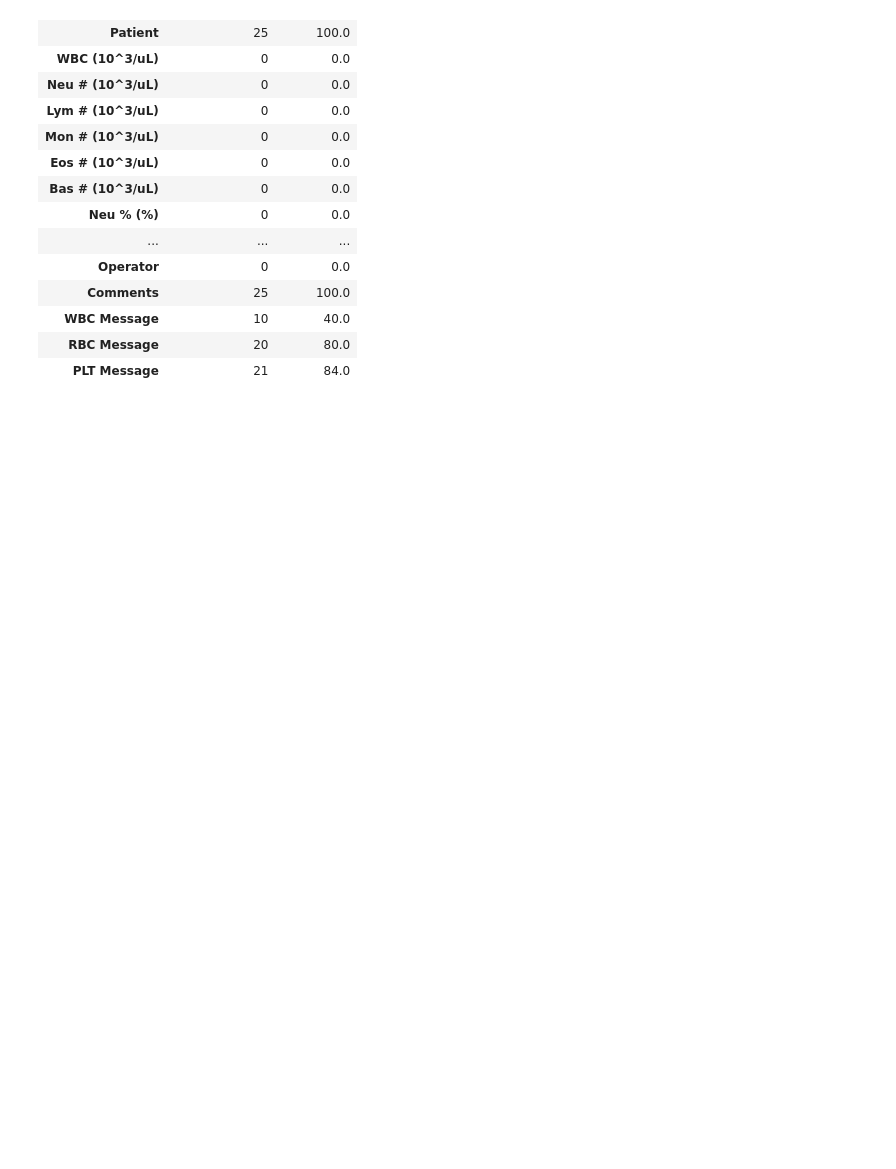
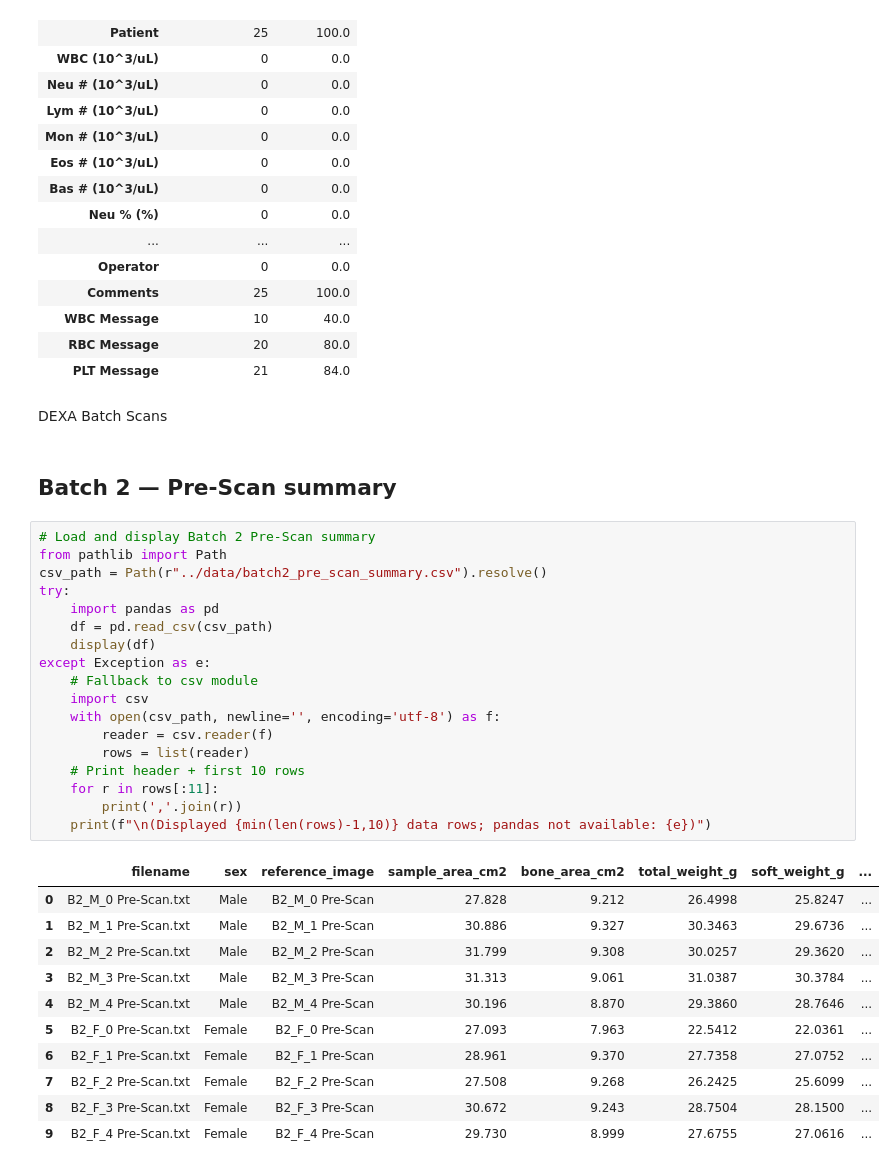
Before and after one commit to ashazawustl/DSCwashumed, a Jupyter notebook: backend/data cleaning/data cleaning.ipynb, the cells around one changed output. Drawn from its saved outputs; the diff is of its cells as text; blank space fills up the shorter version.

Commit message:
data-cleaning: add pre-scan summaries and week2/week3 parsers; remove path from notebooks

```diff
--- a/backend/data cleaning/data cleaning.ipynb
+++ b/backend/data cleaning/data cleaning.ipynb
@@ -69,3 +69,37 @@ display(missing_data)
 | WBC Message | 10 | 40.0 |
 | RBC Message | 20 | 80.0 |
 | PLT Message | 21 | 84.0 |
+# %% [markdown]
+DEXA Batch Scans
+# %% [markdown]
+## Batch 2 — Pre-Scan summary
+# %%
+# Load and display Batch 2 Pre-Scan summary
+from pathlib import Path
+csv_path = Path(r"../data/batch2_pre_scan_summary.csv").resolve()
+try:
+    import pandas as pd
+    df = pd.read_csv(csv_path)
+    display(df)
+except Exception as e:
+    # Fallback to csv module
+    import csv
+    with open(csv_path, newline='', encoding='utf-8') as f:
+        reader = csv.reader(f)
+        rows = list(reader)
+    # Print header + first 10 rows
+    for r in rows[:11]:
+        print(','.join(r))
+    print(f"\n(Displayed {min(len(rows)-1,10)} data rows; pandas not available: {e})")
+# %% [output]
+|  | filename | sex | reference_image | sample_area_cm2 | bone_area_cm2 | total_weight_g | soft_weight_g | ... |
+| 0 | B2_M_0 Pre-Scan.txt | Male | B2_M_0 Pre-Scan | 27.828 | 9.212 | 26.4998 | 25.8247 | ... |
+| 1 | B2_M_1 Pre-Scan.txt | Male | B2_M_1 Pre-Scan | 30.886 | 9.327 | 30.3463 | 29.6736 | ... |
+| 2 | B2_M_2 Pre-Scan.txt | Male | B2_M_2 Pre-Scan | 31.799 | 9.308 | 30.0257 | 29.3620 | ... |
+| 3 | B2_M_3 Pre-Scan.txt | Male | B2_M_3 Pre-Scan | 31.313 | 9.061 | 31.0387 | 30.3784 | ... |
+| 4 | B2_M_4 Pre-Scan.txt | Male | B2_M_4 Pre-Scan | 30.196 | 8.870 | 29.3860 | 28.7646 | ... |
+| 5 | B2_F_0 Pre-Scan.txt | Female | B2_F_0 Pre-Scan | 27.093 | 7.963 | 22.5412 | 22.0361 | ... |
+| 6 | B2_F_1 Pre-Scan.txt | Female | B2_F_1 Pre-Scan | 28.961 | 9.370 | 27.7358 | 27.0752 | ... |
+| 7 | B2_F_2 Pre-Scan.txt | Female | B2_F_2 Pre-Scan | 27.508 | 9.268 | 26.2425 | 25.6099 | ... |
+| 8 | B2_F_3 Pre-Scan.txt | Female | B2_F_3 Pre-Scan | 30.672 | 9.243 | 28.7504 | 28.1500 | ... |
+| 9 | B2_F_4 Pre-Scan.txt | Female | B2_F_4 Pre-Scan | 29.730 | 8.999 | 27.6755 | 27.0616 | ... |
```
Also changed, not shown: parts of 1 cell of this notebook, 13 other files.
